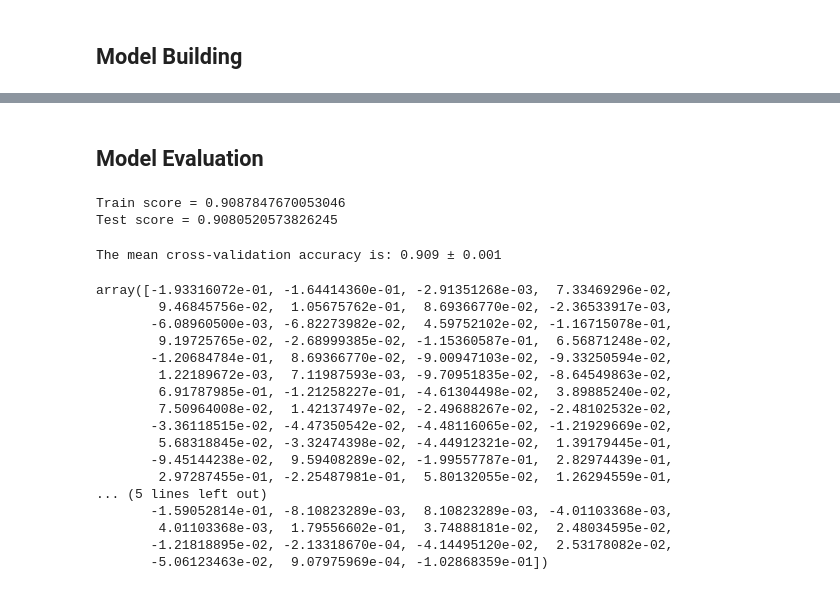
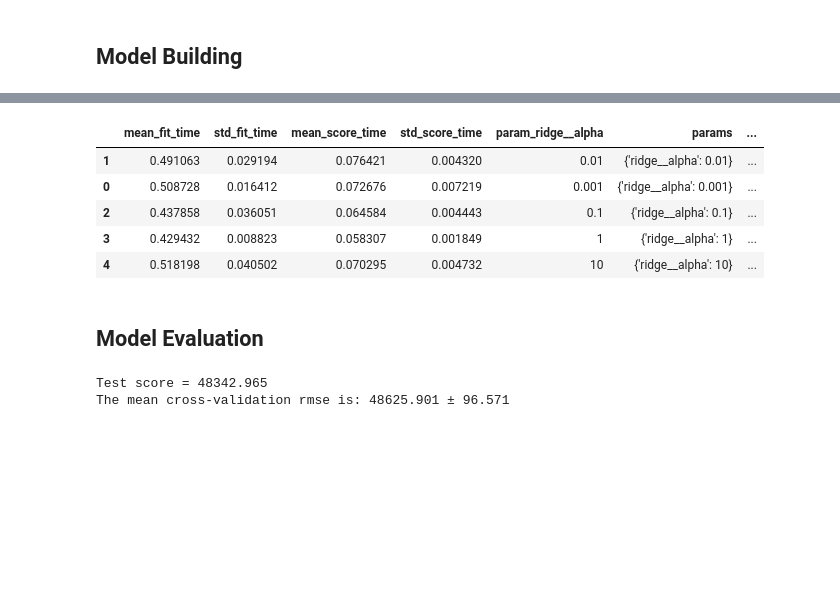
Before and after one commit to chengtng/project_2, a Jupyter notebook: code/hdb_prices.ipynb, the cells around one changed output, grey strips where cells are left out. Drawn from its saved outputs; the diff is of its cells as text; code cells hidden in the pictures; blank space fills up the shorter version.

```diff
--- a/code/hdb_prices.ipynb
+++ b/code/hdb_prices.ipynb
@@ -229,3 +261 @@ for idx, d in enumerate(df[indicator].unique()):
-# %%
-df['resale_price'] = np.log(df['resale_price'])
 # %%
@@ -239,10 +268,7 @@ for k,v in nulls.items():
 # %% [markdown]
 ### Train and Test Split
 # %%
-X_train, X_test, y_train, y_test = train_test_split(X,
-                                                    y,
-                                                    test_size = 0.3,
-                                                    random_state = 42)
+X_train, X_test, y_train, y_test = train_test_split(X,y,test_size = 0.2,random_state = 42)
 # %% [markdown]
 ## Model Building
 # %%
@@ -252,8 +278,3 @@ numerical_preprocessor = StandardScaler()
 preprocessor = ColumnTransformer([
     ('one-hot-encoder', categorical_preprocessor, categorical_columns),
     ('standard_scaler', numerical_preprocessor, numerical_columns)])
-
-model = Ridge(alpha=0.001)
-
-pipe = make_pipeline(preprocessor, model)
-pipe.fit(X_train, y_train)
@@ -280,0 +281,9 @@ Pipeline(steps=[('columntransformer',
+# %%
+%%time
+model = Ridge()
+pipe = make_pipeline(preprocessor, model)
+hyperparameters = {'ridge__alpha': [0.001, 0.01, 0.1,1,10]}
+gs = GridSearchCV(pipe, hyperparameters,cv=5,scoring='neg_root_mean_squared_error')
+gs.fit(X_train,y_train)
+print(f"Best Score: {-gs.best_score_}")
+print(f"Best Params: {gs.best_params_}")
@@ -281,36 +295,23 @@ Pipeline(steps=[('columntransformer',
+# %%
+results = pd.DataFrame(gs.cv_results_)
+results.sort_values(['mean_test_score'],ascending = False)
+# %% [output]
+|  | mean_fit_time | std_fit_time | mean_score_time | std_score_time | param_ridge__alpha | params | ... |
+| 1 | 0.491063 | 0.029194 | 0.076421 | 0.004320 | 0.01 | {'ridge__alpha': 0.01} | ... |
+| 0 | 0.508728 | 0.016412 | 0.072676 | 0.007219 | 0.001 | {'ridge__alpha': 0.001} | ... |
+| 2 | 0.437858 | 0.036051 | 0.064584 | 0.004443 | 0.1 | {'ridge__alpha': 0.1} | ... |
+| 3 | 0.429432 | 0.008823 | 0.058307 | 0.001849 | 1 | {'ridge__alpha': 1} | ... |
+| 4 | 0.518198 | 0.040502 | 0.070295 | 0.004732 | 10 | {'ridge__alpha': 10} | ... |
 # %% [markdown]
 ## Model Evaluation
 # %%
-print(f"Train score = {pipe.score(X_train,y_train)}")
-print(f"Test score = {pipe.score(X_test,y_test)}")
+# evaluation metric R2, instead of Root Mean Square Error (RMSE)
+predicted = gs.best_estimator_.predict(X_test)
+mse = metrics.mean_squared_error(y_test, predicted)
+print(f"Test score = {np.sqrt(mse):.3f}")
+print("The mean cross-validation rmse is: "
+      f"{-results['mean_test_score'].mean():.3f} ± {results['std_test_score'].mean():.3f}")
 # %% [output]
-Train score = 0.9087847670053046
-Test score = 0.9080520573826245
+Test score = 48342.965
+The mean cross-validation rmse is: 48625.901 ± 96.571
-# %%
-cv_results = cross_validate(pipe, X_train, y_train, cv=5)
-scores = cv_results["test_score"]
-print("The mean cross-validation accuracy is: "
-      f"{scores.mean():.3f} ± {scores.std():.3f}")
-# %% [output]
-The mean cross-validation accuracy is: 0.909 ± 0.001
-# %%
-pipe[1].coef_
-# %% [output]
-array([-1.93316072e-01, -1.64414360e-01, -2.91351268e-03,  7.33469296e-02,
-        9.46845756e-02,  1.05675762e-01,  8.69366770e-02, -2.36533917e-03,
-       -6.08960500e-03, -6.82273982e-02,  4.59752102e-02, -1.16715078e-01,
-        9.19725765e-02, -2.68999385e-02, -1.15360587e-01,  6.56871248e-02,
-       -1.20684784e-01,  8.69366770e-02, -9.00947103e-02, -9.33250594e-02,
-        1.22189672e-03,  7.11987593e-03, -9.70951835e-02, -8.64549863e-02,
-        6.91787985e-01, -1.21258227e-01, -4.61304498e-02,  3.89885240e-02,
-        7.50964008e-02,  1.42137497e-02, -2.49688267e-02, -2.48102532e-02,
-       -3.36118515e-02, -4.47350542e-02, -4.48116065e-02, -1.21929669e-02,
-        5.68318845e-02, -3.32474398e-02, -4.44912321e-02,  1.39179445e-01,
-       -9.45144238e-02,  9.59408289e-02, -1.99557787e-01,  2.82974439e-01,
-        2.97287455e-01, -2.25487981e-01,  5.80132055e-02,  1.26294559e-01,
-... (5 lines left out)
-       -1.59052814e-01, -8.10823289e-03,  8.10823289e-03, -4.01103368e-03,
-        4.01103368e-03,  1.79556602e-01,  3.74888181e-02,  2.48034595e-02,
-       -1.21818895e-02, -2.13318670e-04, -4.14495120e-02,  2.53178082e-02,
-       -5.06123463e-02,  9.07975969e-04, -1.02868359e-01])
 # %%
```
Also changed, not shown: parts of 29 cells of this notebook, 3 other files.
